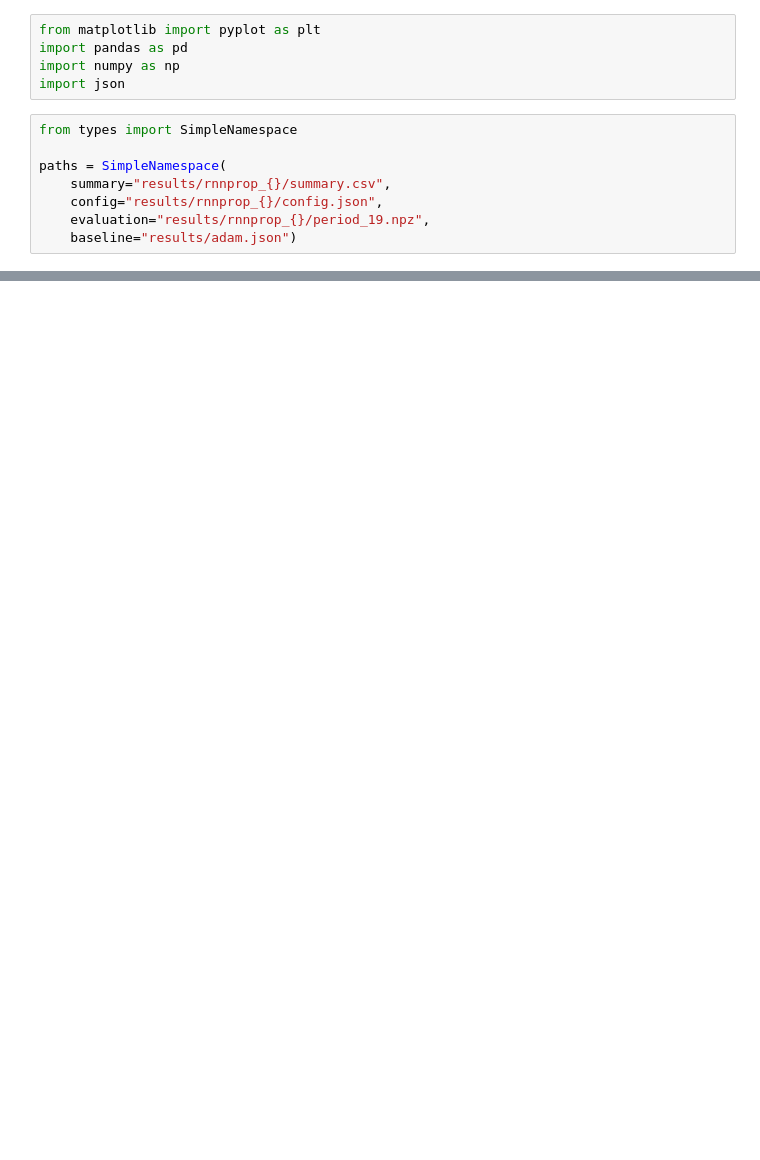
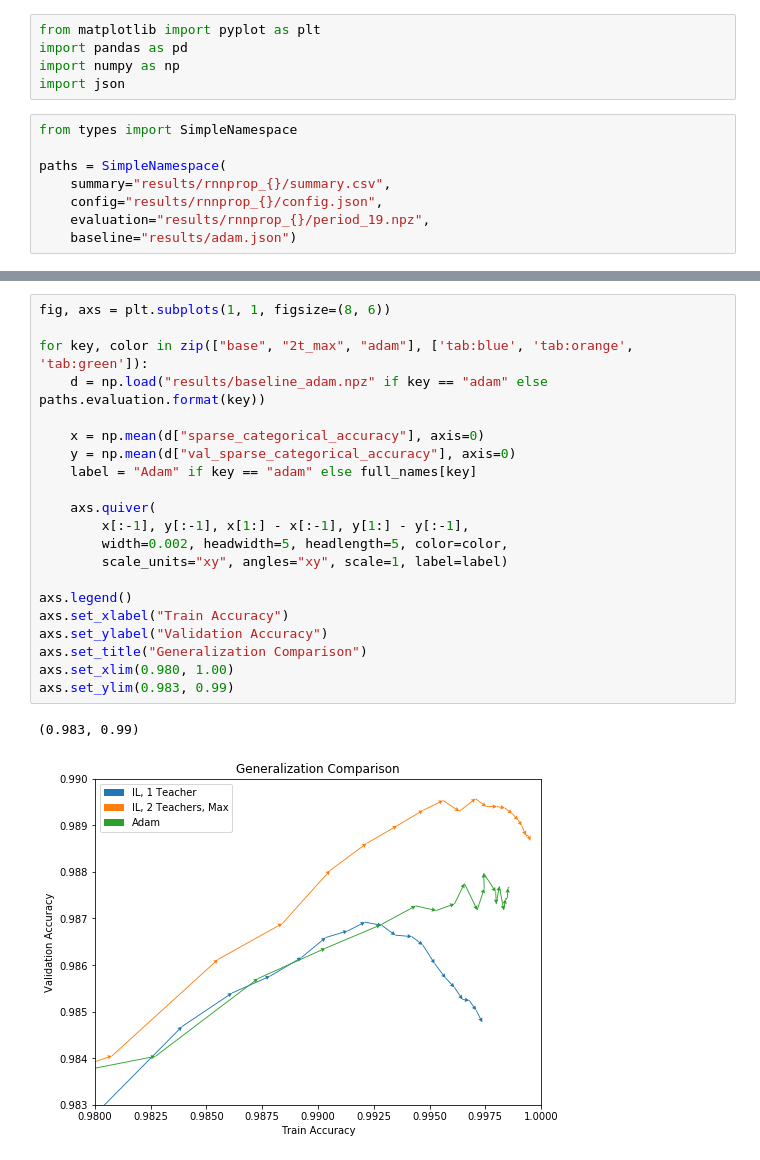
Before and after one commit to thetianshuhuang/l2o, a Jupyter notebook: analysis.ipynb, the cells around one changed output, grey strips where cells are left out. Saved outputs shown, nothing was run; the diff lists cells and outputs as text; blank space fills up the shorter version.

```diff
--- a/analysis.ipynb
+++ b/analysis.ipynb
@@ -81,0 +118,24 @@ plt.plot(bl[0])
+# %%
+fig, axs = plt.subplots(1, 1, figsize=(8, 6))
+
+for key, color in zip(["base", "2t_max", "adam"], ['tab:blue', 'tab:orange', 'tab:green']):
+    d = np.load("results/baseline_adam.npz" if key == "adam" else paths.evaluation.format(key))
+
+    x = np.mean(d["sparse_categorical_accuracy"], axis=0)
+    y = np.mean(d["val_sparse_categorical_accuracy"], axis=0)
+    label = "Adam" if key == "adam" else full_names[key]
+
+    axs.quiver(
+        x[:-1], y[:-1], x[1:] - x[:-1], y[1:] - y[:-1],
+        width=0.002, headwidth=5, headlength=5, color=color,
+        scale_units="xy", angles="xy", scale=1, label=label)
+
+axs.legend()
+axs.set_xlabel("Train Accuracy")
+axs.set_ylabel("Validation Accuracy")
+axs.set_title("Generalization Comparison")
+axs.set_xlim(0.980, 1.00)
+axs.set_ylim(0.983, 0.99)
+# %% [output]
+(0.983, 0.99)
+[figure, added]
```
Also changed, not shown: parts of 8 cells of this notebook, 7 other files.
